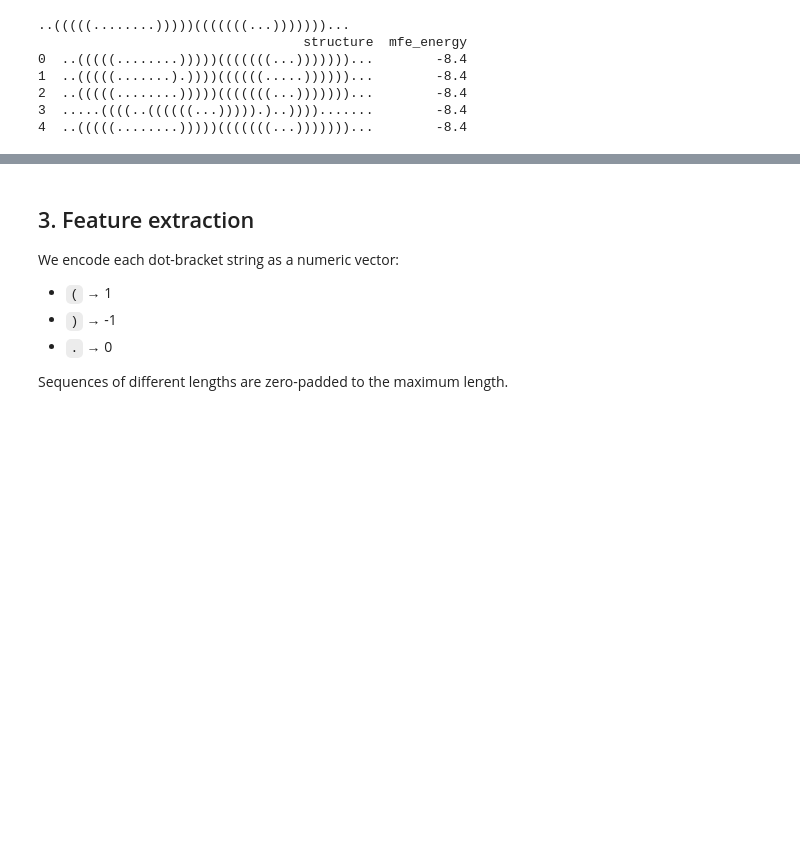
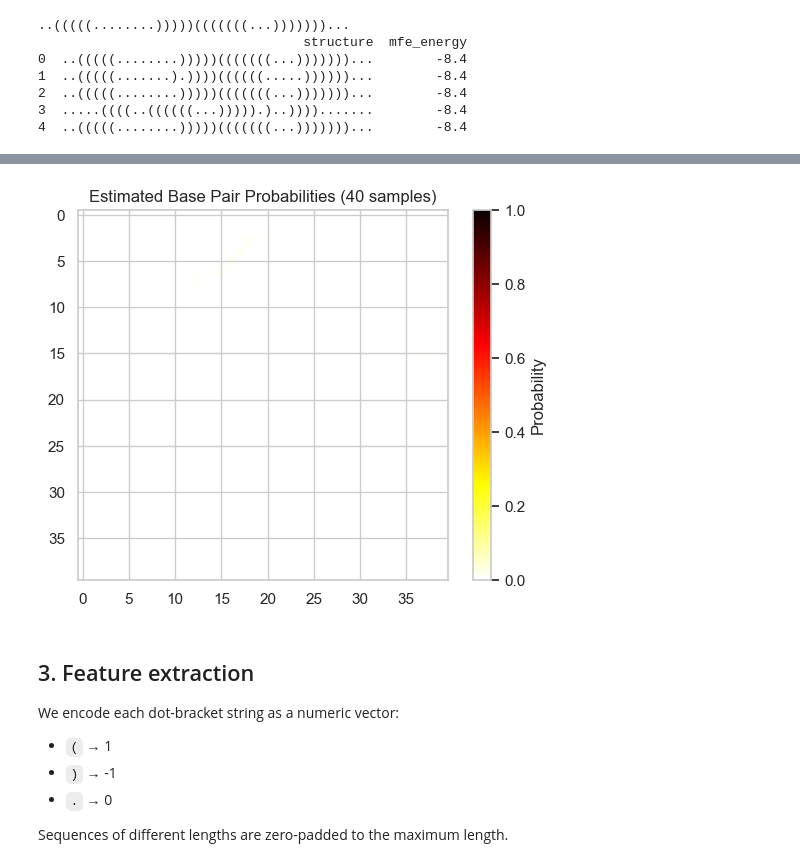
Before and after one commit to beline-y/Clustering-of-RNA-structures, a Jupyter notebook: clustering_rna_structures.ipynb, the cells around one changed output, grey strips where cells are left out. Cells and saved outputs as stored; diff of their text form; code cells hidden in the pictures; blank space fills up the shorter version.

```diff
--- a/clustering_rna_structures.ipynb
+++ b/clustering_rna_structures.ipynb
@@ -89,3 +259,12 @@ print(df_samples.head())
+# %%
+# Mettre la bpp_matric sous forme de matrice de probabilité
+bpp_matrix = np.array(bpp_matrix)
+#Enlever la première ligne et la première colonne de bpp_matrix pour correspondre à l'indexation 0-based de matrix
+reshaped_bpp = bpp_matrix[1:, 1:]
+difference_matrix = np.abs(reshaped_bpp-matrix)
+plot_probability_heatmap(difference_matrix)
+# %% [output]
+[figure, added]
 # %% [markdown]
 ## 3. Feature extraction
 
```
Also changed, not shown: parts of 13 cells of this notebook.
